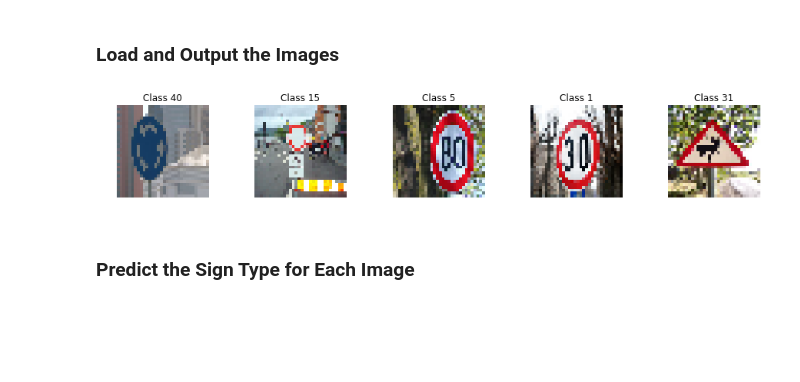
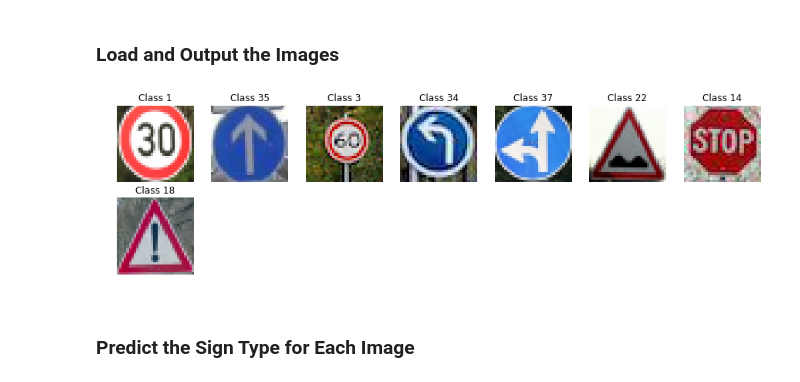
Before and after one commit to patdring/CarND-Term1-Traffic-Sign-Classifier-Project, a Jupyter notebook: Traffic_Sign_Classifier.ipynb, the cells around one changed output. Saved outputs shown, nothing was run; the diff lists cells and outputs as text; code cells hidden in the pictures; blank space fills up the shorter version.

```diff
--- a/Traffic_Sign_Classifier.ipynb
+++ b/Traffic_Sign_Classifier.ipynb
@@ -169,8 +191,8 @@ def LeNet(x):
     mu = 0
     sigma = 0.1
 
-    # Layer 1: Convolutional. Input = 32x32x3. Output = 28x28x6.
-    conv1_W = tf.Variable(tf.truncated_normal(shape=(5, 5, 3, 6), mean = mu, stddev = sigma))
+    # Layer 1: Convolutional. Input = 32x32x1. Output = 28x28x6.
+    conv1_W = tf.Variable(tf.truncated_normal(shape=(5, 5, 1, 6), mean = mu, stddev = sigma))
     conv1_b = tf.Variable(tf.zeros(6))
     conv1   = tf.nn.conv2d(x, conv1_W, strides=[1, 1, 1, 1], padding='VALID') + conv1_b
 
@@ -223,12 +245,12 @@ def LeNet(x):
 A validation set can be used to assess how well the model is performing. A low accuracy on the training and validation
 sets imply underfitting. A high accuracy on the training set but low accuracy on the validation set implies overfitting.
 # %%
-EPOCHS = 5
+EPOCHS = 20
 BATCH_SIZE = 256
-rate = 0.001
+rate = 0.0009
 
 # x is a placeholder for a batch of input images. y is a placeholder for a batch of output labels.
-x = tf.placeholder(tf.float32, (None, 32, 32, 3))
+x = tf.placeholder(tf.float32, (None, 32, 32, 1))
 y = tf.placeholder(tf.int32, (None))
 keep_prob = tf.placeholder(tf.float32)
 one_hot_y = tf.one_hot(y, 43)
@@ -317,45 +338,30 @@ To give yourself more insight into how your model is working, download at least
 You may find `signnames.csv` useful as it contains mappings from the class id (integer) to the actual sign name.
 # %% [markdown]
 ### Load and Output the Images
-# %%
-import os
-import skimage
-import skimage.data
-from skimage import transform
-
-def load_data(data_directory):
-    directories = [d for d in os.listdir(data_directory)
-                   if os.path.isdir(os.path.join(data_directory, d))]
-    labels = []
-    images = []
-    for d in directories:
-        label_directory = os.path.join(data_directory, d)
-        file_names = [os.path.join(label_directory, f)
-                      for f in os.listdir(label_directory)]
-        for f in file_names:
-            images.append(skimage.data.imread(f))
-            labels.append(int(d))
-    return images, labels
-
-ROOT_PATH = "./"
-new_data_directory = os.path.join(ROOT_PATH, "NewTrafficSigns")
-images, labels = load_data(new_data_directory)
-
-# Rescale the images in the `images` array
-X_NewTest = [transform.resize(image, (32, 32)) for image in images]
-
-plt.figure(figsize=(15,15))
-
-for i in range(len(images)):
-    plt.subplot(1, 5, i+1)
-    plt.axis('off')
-    plt.title("Class {0}".format(labels[i]))
-    plt.imshow(X_NewTest[i])
-    plt.subplots_adjust(wspace=0.5)
-    i += 1
-plt.show()
-# %% [output]
-[figure, removed]
+# %%
+import os
+import matplotlib.image as mpimg
+new_trafic_signs = os.listdir("NewTrafficSigns/")
+
+X_newTest = []
+y_newTest = []
+for i in new_trafic_signs:
+    y_newTest.append(int(i))
+    i = 'NewTrafficSigns/' + i
+    image = mpimg.imread(i)
+    X_newTest.append(image)
+
+plt.figure(figsize=(15,15))
+
+for i in range(len(X_newTest)):
+    plt.subplot(7, 7, i+1)
+    plt.axis('off')
+    plt.title("Class {0}".format(y_newTest[i]))
+    plt.imshow(X_newTest[i])
+    i += 1
+plt.show()
+# %% [output]
+[figure, added]
 # %% [markdown]
 ### Predict the Sign Type for Each Image
 # %%
```
Also changed, not shown: parts of 6 cells of this notebook, 16 other files.
